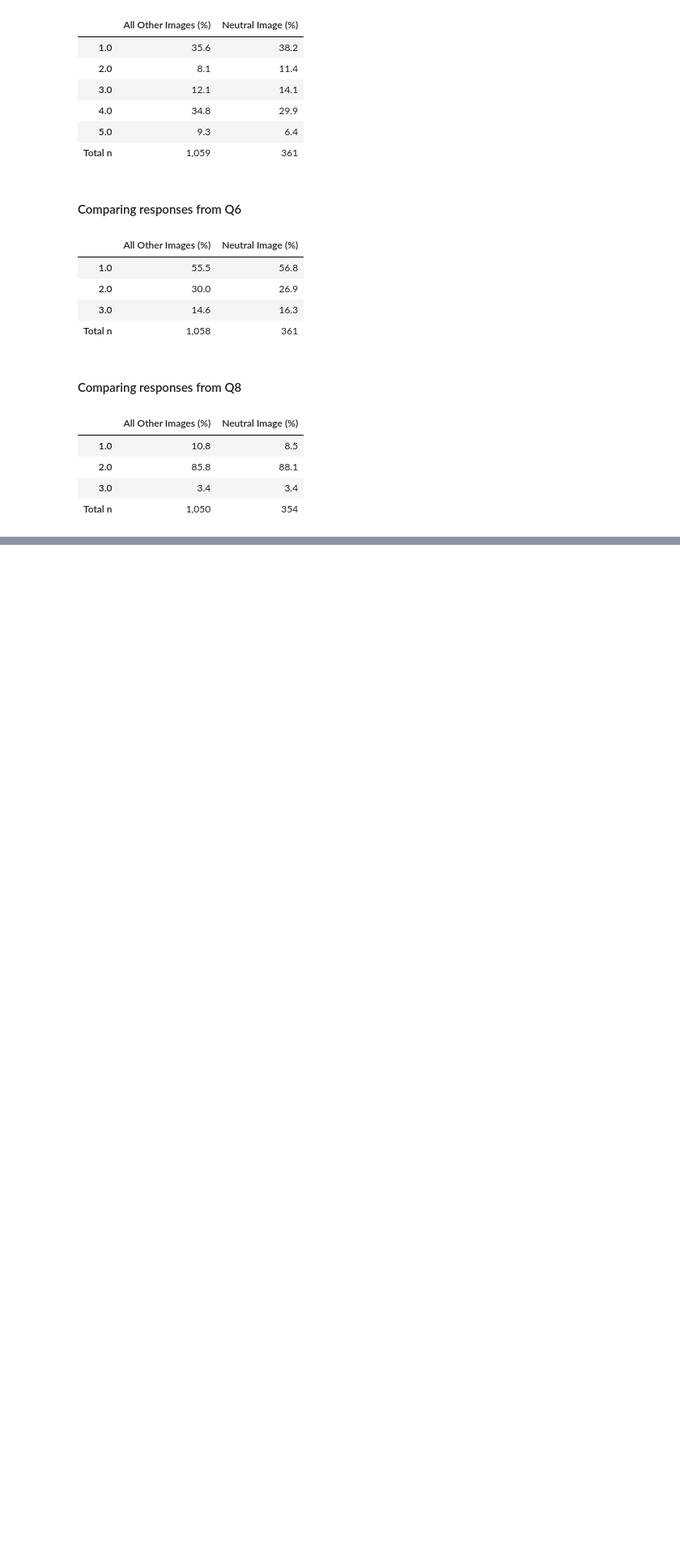
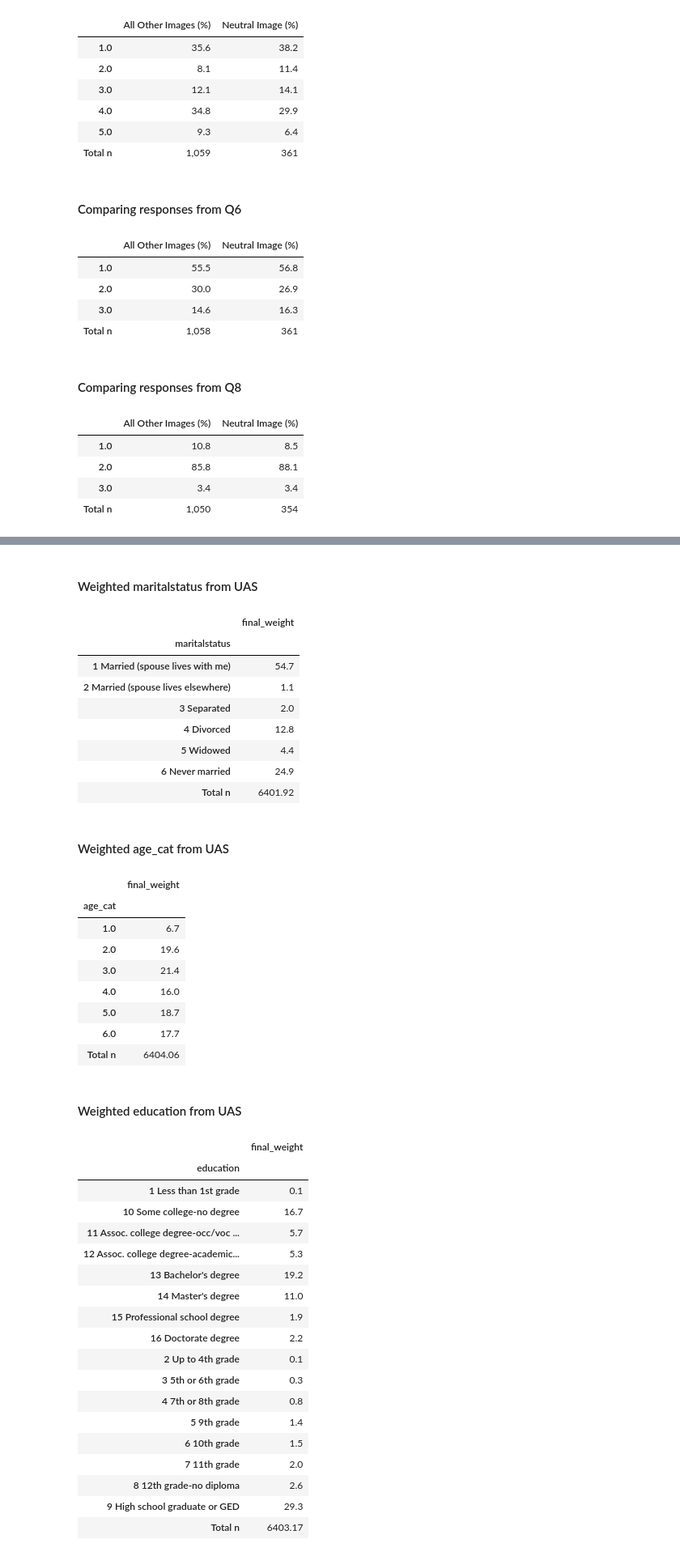
Before and after one commit to rosalynnyang/fb_uas_study, a Jupyter notebook: report/2_FB_items.ipynb, the cells around one changed output, grey strips where cells are left out. Shown: that part at 81% size. Saved outputs shown, nothing was run; the diff lists cells and outputs as text; code cells hidden in the pictures; blank space fills up the shorter version.

Commit message:
updated UAS weighted demographics tables

```diff
--- a/report/2_FB_items.ipynb
+++ b/report/2_FB_items.ipynb
@@ -206,0 +209,11 @@ for fb_uas_col in fb_uas_cols:
+# %%
+uas_demographics = ['gender', 'maritalstatus', 'age_cat', 'education']
+# %%
+uas_demo_tables = {}
+for col in uas_demographics:
+    uas_demo_tables[col] = util.weighted_freq_percent_table(col, 'final_weight', uas)
+# %%
+for col in uas_demographics:
+    display(Markdown(f"#### Weighted {col} from UAS"))
+    display(uas_demo_tables[col])
+# %% [output]
@@ -206,0 +226,40 @@ for fb_uas_col in fb_uas_cols:
+#### Weighted maritalstatus from UAS
+|  | final_weight |
+| maritalstatus |  |
+| 1 Married (spouse lives with me) | 54.7 |
+| 2 Married (spouse lives elsewhere) | 1.1 |
+| 3 Separated | 2.0 |
+| 4 Divorced | 12.8 |
+| 5 Widowed | 4.4 |
+| 6 Never married | 24.9 |
+| Total n | 6401.92 |
+#### Weighted age_cat from UAS
+|  | final_weight |
+| age_cat |  |
+| 1.0 | 6.7 |
+| 2.0 | 19.6 |
+| 3.0 | 21.4 |
+| 4.0 | 16.0 |
+| 5.0 | 18.7 |
+| 6.0 | 17.7 |
+| Total n | 6404.06 |
+#### Weighted education from UAS
+|  | final_weight |
+| education |  |
+| 1 Less than 1st grade | 0.1 |
+| 10 Some college-no degree | 16.7 |
+| 11 Assoc. college degree-occ/voc ... | 5.7 |
+| 12 Assoc. college degree-academic... | 5.3 |
+| 13 Bachelor's degree | 19.2 |
+| 14 Master's degree | 11.0 |
+| 15 Professional school degree | 1.9 |
+| 16 Doctorate degree | 2.2 |
+| 2 Up to 4th grade | 0.1 |
+| 3 5th or 6th grade | 0.3 |
+| 4 7th or 8th grade | 0.8 |
+| 5 9th grade | 1.4 |
+| 6 10th grade | 1.5 |
+| 7 11th grade | 2.0 |
+| 8 12th grade-no diploma | 2.6 |
+| 9 High school graduate or GED | 29.3 |
+| Total n | 6403.17 |
```
Also changed, not shown: parts of 2 cells of this notebook.
